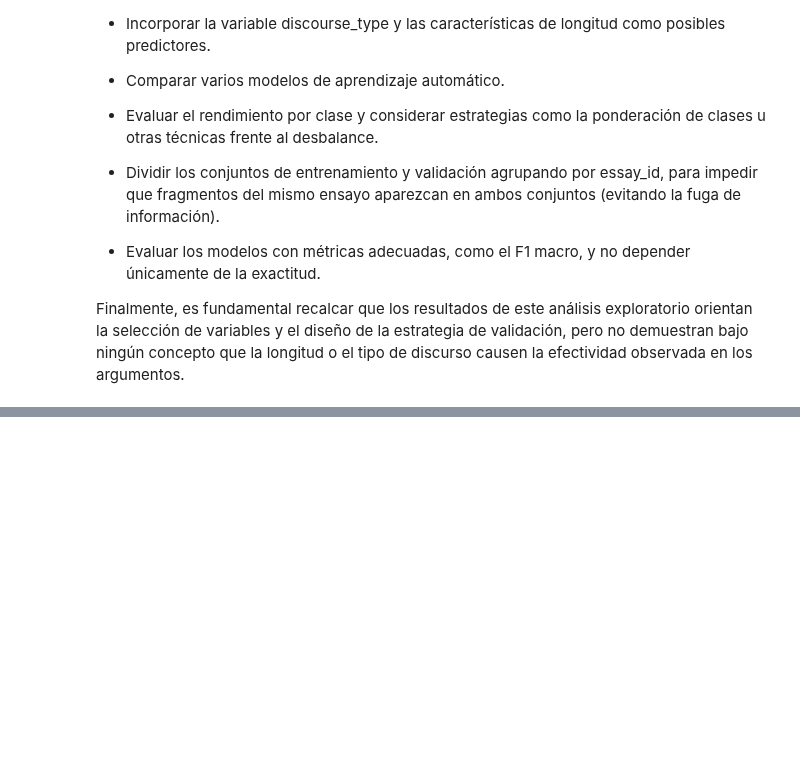
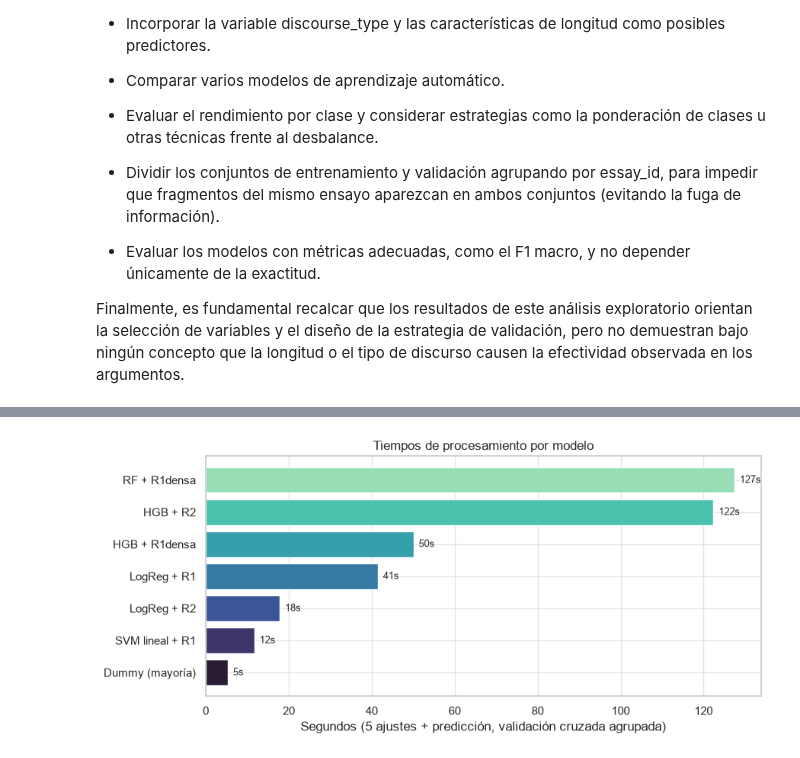
Before and after one commit to GAOV314/Proyecto2_resultados_DS, a Jupyter notebook: proyecto2-DS.ipynb, the cells around one changed output, grey strips where cells are left out. Drawn from its saved outputs; the diff is of its cells as text; code cells hidden in the pictures; blank space fills up the shorter version.

```diff
--- a/proyecto2-DS.ipynb
+++ b/proyecto2-DS.ipynb
@@ -777,0 +1036,14 @@ fig.tight_layout(); plt.show()
+# %%
+# --- Grafico 2: tiempos de procesamiento (ajuste + CV 5 pliegues) ---
+fig, ax = plt.subplots(figsize=(9, 4.2))
+o2 = compar.sort_values('seg')
+ax.barh(o2['modelo'], o2['seg'], color=sns.color_palette('mako', len(o2)))
+for i, v in enumerate(o2['seg']):
+    ax.text(v + max(o2['seg']) * 0.01, i, f"{v:.0f}s", va='center', fontsize=9)
+ax.set_xlabel('Segundos (5 ajustes + predicción, validación cruzada agrupada)')
+ax.set_title('Tiempos de procesamiento por modelo')
+fig.tight_layout()
+fig.savefig('reporte_fig_tiempos.png', dpi=130, bbox_inches='tight')
+plt.show()
+# %% [output]
+[figure, added]
```
Also changed, not shown: parts of 70 cells of this notebook, 16 other files.
